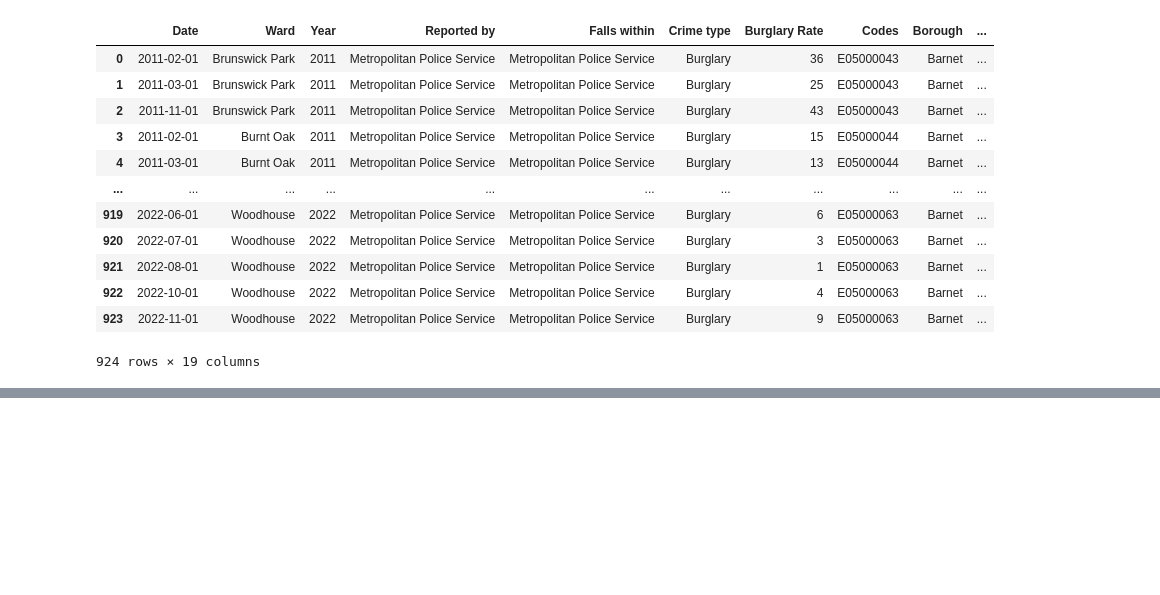
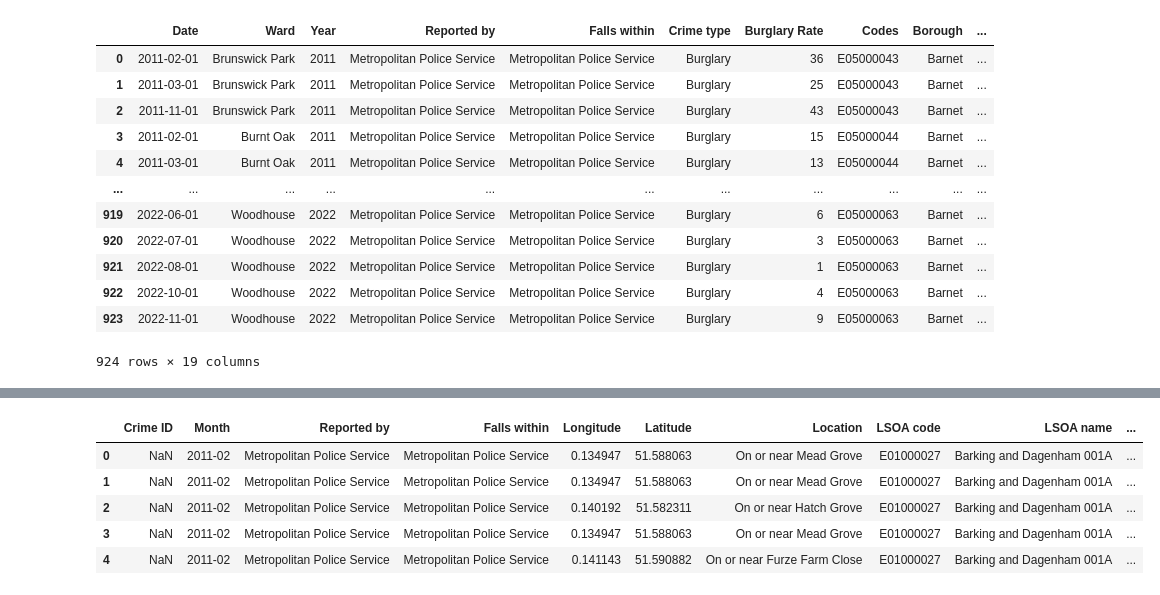
Before and after one commit to isavgt/JBG050-group11, a Jupyter notebook: datasetsexploration.ipynb, the cells around one changed output, grey strips where cells are left out. Saved outputs shown, nothing was run; the diff lists cells and outputs as text; code cells hidden in the pictures; blank space fills up the shorter version.

```diff
--- a/datasetsexploration.ipynb
+++ b/datasetsexploration.ipynb
@@ -669,0 +714,10 @@ filtered_df_new.to_csv(r'.\\Datasets\\Population\\filtered_df_utility_cols.csv',
+# %%
+out_all_years = pd.concat(all_outcome_df, ignore_index=True)
+out_all_years.head()
+# %% [output]
+|  | Crime ID | Month | Reported by | Falls within | Longitude | Latitude | Location | LSOA code | LSOA name | ... |
+| 0 | NaN | 2011-02 | Metropolitan Police Service | Metropolitan Police Service | 0.134947 | 51.588063 | On or near Mead Grove | E01000027 | Barking and Dagenham 001A | ... |
+| 1 | NaN | 2011-02 | Metropolitan Police Service | Metropolitan Police Service | 0.134947 | 51.588063 | On or near Mead Grove | E01000027 | Barking and Dagenham 001A | ... |
+| 2 | NaN | 2011-02 | Metropolitan Police Service | Metropolitan Police Service | 0.140192 | 51.582311 | On or near Hatch Grove | E01000027 | Barking and Dagenham 001A | ... |
+| 3 | NaN | 2011-02 | Metropolitan Police Service | Metropolitan Police Service | 0.134947 | 51.588063 | On or near Mead Grove | E01000027 | Barking and Dagenham 001A | ... |
+| 4 | NaN | 2011-02 | Metropolitan Police Service | Metropolitan Police Service | 0.141143 | 51.590882 | On or near Furze Farm Close | E01000027 | Barking and Dagenham 001A | ... |
```
Also changed, not shown: parts of 8 cells of this notebook.
